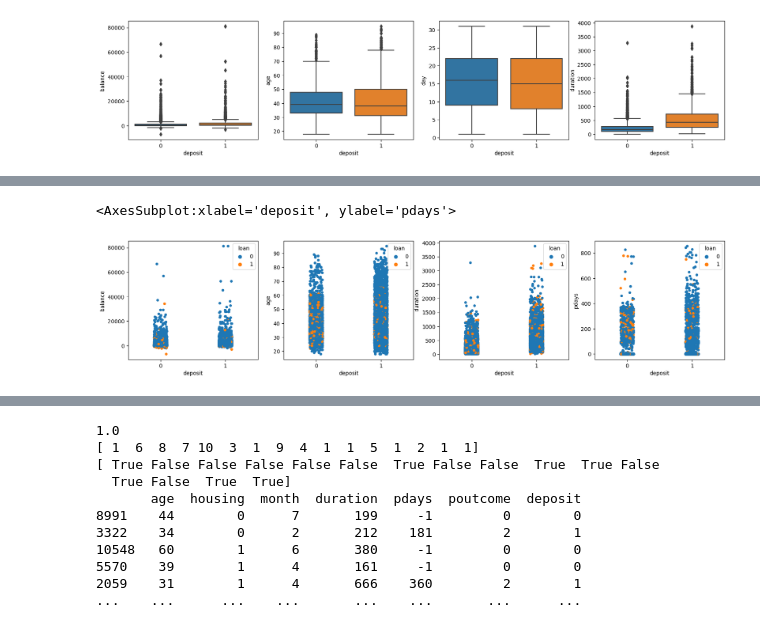
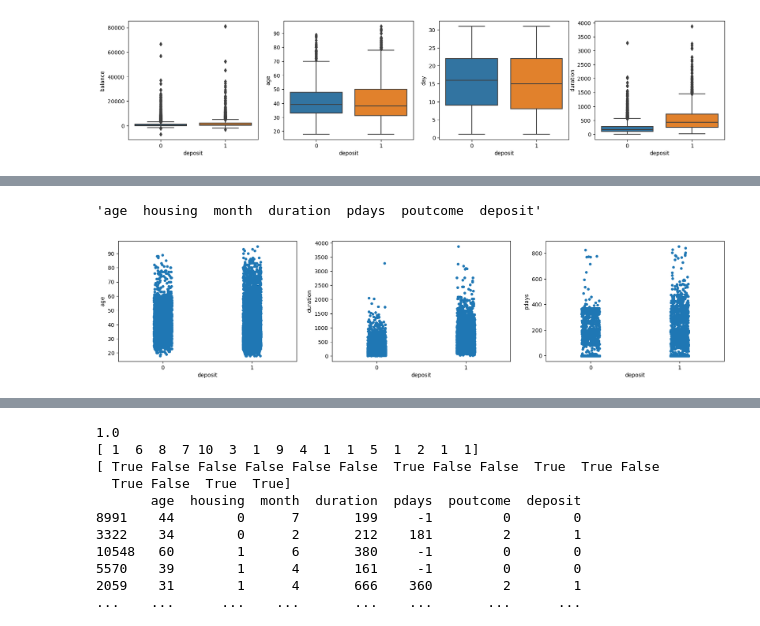
Before and after one commit to andre180701/FAA-Project1, a Jupyter notebook: Project1/Project1.ipynb, the cells around one changed output, grey strips where cells are left out. Drawn from its saved outputs; the diff is of its cells as text; code cells hidden in the pictures.

Commit message:
new data visualization

```diff
--- a/Project1/Project1.ipynb
+++ b/Project1/Project1.ipynb
@@ -208,13 +213,17 @@ plt.show()
 # %%
-f, axes = plt.subplots(ncols=4, figsize=(20,4))
+f, axes = plt.subplots(ncols=3, figsize=(20,4))
 
-sns.stripplot(y="balance",x="deposit", data = numeric_dt, ax = axes[0], hue = "loan")
 
-sns.stripplot(y="age",x="deposit", data = numeric_dt, ax = axes[1], hue = "loan")
 
-sns.stripplot(y="duration",x="deposit", data = numeric_dt, ax = axes[2], hue = "loan")
+sns.stripplot(y="age",x="deposit", data = numeric_dt, ax = axes[0])
 
-sns.stripplot(y="pdays",x="deposit", data = numeric_dt, ax = axes[3], hue = "loan")
+sns.stripplot(y="duration",x="deposit", data = numeric_dt, ax = axes[1])
+
+sns.stripplot(y="pdays",x="deposit", data = numeric_dt, ax = axes[2])
+
+
+
+"age  housing  month  duration  pdays  poutcome  deposit"
 # %% [output]
-<AxesSubplot:xlabel='deposit', ylabel='pdays'>
+'age  housing  month  duration  pdays  poutcome  deposit'
-[figure, old version]
+[figure, new version]
```
Also changed, not shown: parts of 3 cells of this notebook.
